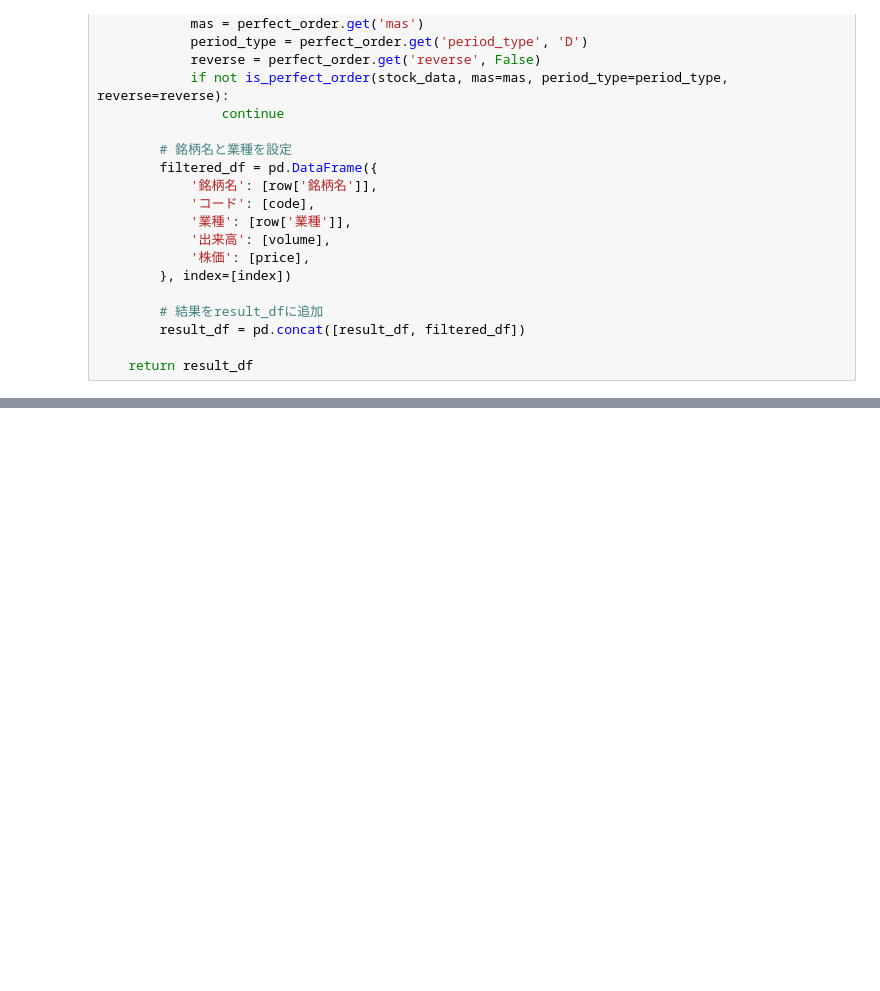
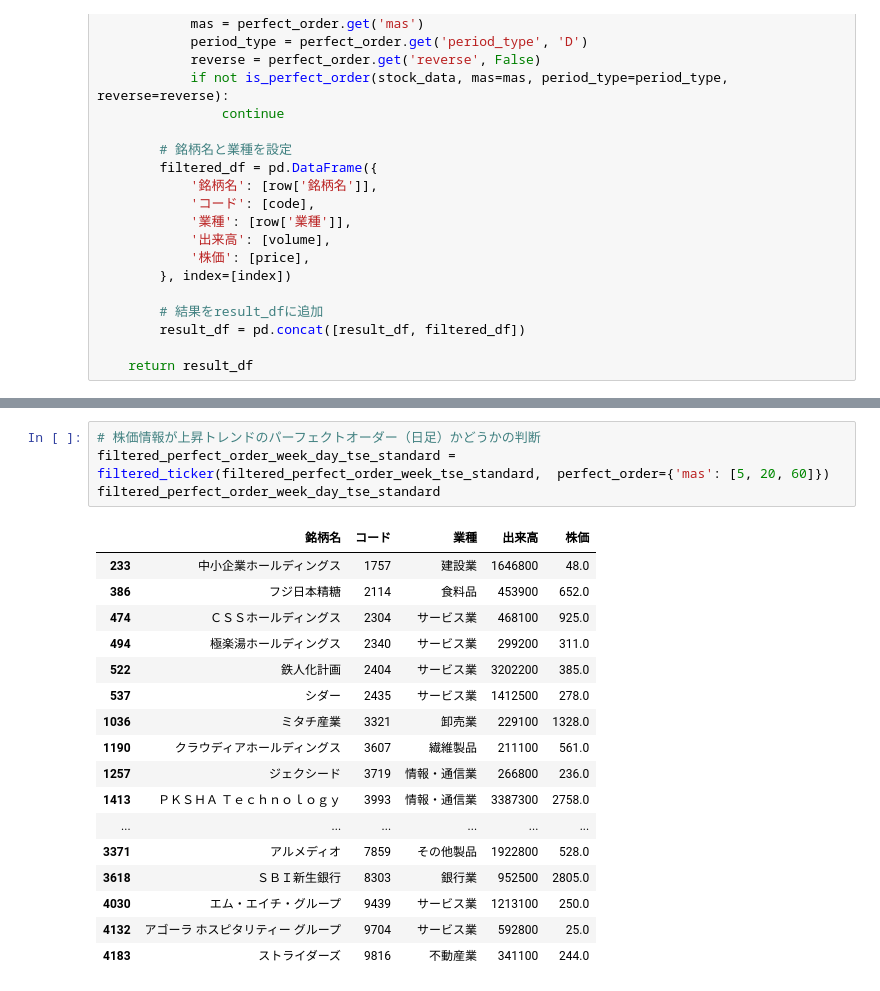
Before and after one commit to hirokimituya/stock-price-analysis, a Jupyter notebook: technical_analysis/銘柄選定関数.ipynb, the cells around one changed output, grey strips where cells are left out. Cells and saved outputs as stored; diff of their text form; blank space fills up the shorter version.

```diff
--- a/technical_analysis/銘柄選定関数.ipynb
+++ b/technical_analysis/銘柄選定関数.ipynb
@@ -486,0 +591,22 @@ filtered_perfect_order_week_day_tse_prime
+# %%
+# 株価情報が上昇トレンドのパーフェクトオーダー（日足）かどうかの判断
+filtered_perfect_order_week_day_tse_standard = filtered_ticker(filtered_perfect_order_week_tse_standard,  perfect_order={'mas': [5, 20, 60]})
+filtered_perfect_order_week_day_tse_standard
+# %% [output]
+|  | 銘柄名 | コード | 業種 | 出来高 | 株価 |
+| 233 | 中小企業ホールディングス | 1757 | 建設業 | 1646800 | 48.0 |
+| 386 | フジ日本精糖 | 2114 | 食料品 | 453900 | 652.0 |
+| 474 | ＣＳＳホールディングス | 2304 | サービス業 | 468100 | 925.0 |
+| 494 | 極楽湯ホールディングス | 2340 | サービス業 | 299200 | 311.0 |
+| 522 | 鉄人化計画 | 2404 | サービス業 | 3202200 | 385.0 |
+| 537 | シダー | 2435 | サービス業 | 1412500 | 278.0 |
+| 1036 | ミタチ産業 | 3321 | 卸売業 | 229100 | 1328.0 |
+| 1190 | クラウディアホールディングス | 3607 | 繊維製品 | 211100 | 561.0 |
+| 1257 | ジェクシード | 3719 | 情報・通信業 | 266800 | 236.0 |
+| 1413 | ＰＫＳＨＡ Ｔｅｃｈｎｏｌｏｇｙ | 3993 | 情報・通信業 | 3387300 | 2758.0 |
+| ... | ... | ... | ... | ... | ... |
+| 3371 | アルメディオ | 7859 | その他製品 | 1922800 | 528.0 |
+| 3618 | ＳＢＩ新生銀行 | 8303 | 銀行業 | 952500 | 2805.0 |
+| 4030 | エム・エイチ・グループ | 9439 | サービス業 | 1213100 | 250.0 |
+| 4132 | アゴーラ ホスピタリティー グループ | 9704 | サービス業 | 592800 | 25.0 |
+| 4183 | ストライダーズ | 9816 | 不動産業 | 341100 | 244.0 |
```
Also changed, not shown: parts of 20 cells of this notebook.
